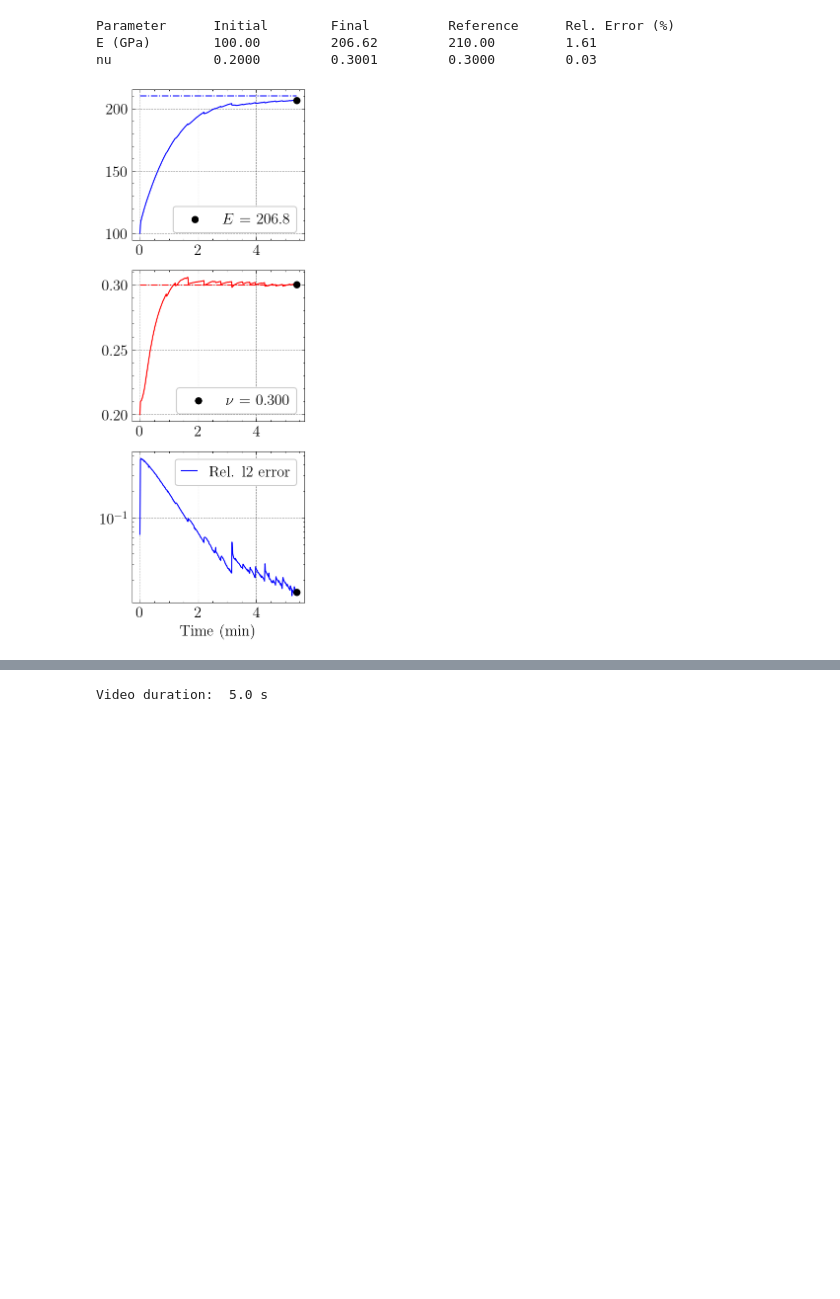
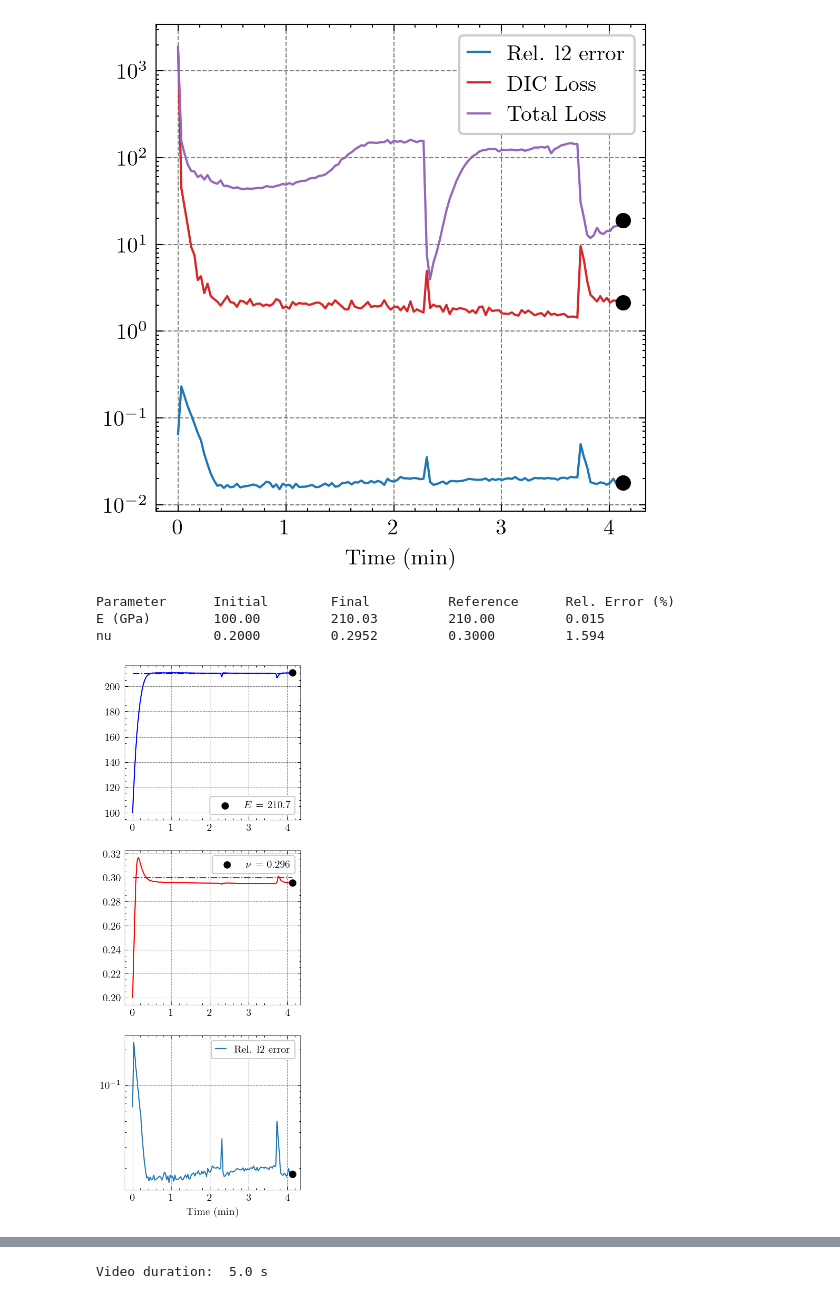
Before and after one commit to bonneted/PINN-MT2.0, a Jupyter notebook: 1_side_loaded_plate/2_noise_study/plot_one_run.ipynb, the cells around one changed output, grey strips where cells are left out. Saved outputs shown, nothing was run; the diff lists cells and outputs as text; code cells hidden in the pictures; blank space fills up the shorter version.

```diff
--- a/1_side_loaded_plate/2_noise_study/plot_one_run.ipynb
+++ b/1_side_loaded_plate/2_noise_study/plot_one_run.ipynb
@@ -85,42 +91,45 @@ else:
 # %%
 # Plot Metrics and Parameter Evolution
 
 iteration = len(steps) - 1
+metrics_idx = [0,3,4]
 # --- Plot Metrics ---
-# fig, ax_metric = plt.subplots(1, 1, figsize=(3, 3), dpi=100)
-# lines, scatters = init_metrics(ax_metric, steps, metrics, metrics_names, step_type=step_type, time_unit=time_unit, metrics_idx=[0])
-# update_metrics(iter, lines, scatters, steps, metrics, metrics_idx=[0])
-# plt.show()
+fig, ax_metric = plt.subplots(1, 1, figsize=(4, 4), dpi=300)
+lines, scatters = init_metrics(ax_metric, steps, metrics, metrics_names, step_type=step_type, time_unit=time_unit, metrics_idx=metrics_idx)
+update_metrics(iteration, lines, scatters, steps, metrics, metrics_idx=metrics_idx)
+plt.show()
 
 # --- Plot Parameter Evolution ---
 # fig, axs_vars = plt.subplots(2, 1, figsize=(3, 6), dpi=100)
 # line_E, line_nu, scatter_E, scatter_nu, axs_vars = init_variables(
 #     axs_vars, steps, E_actual, nu_actual, E_history, nu_history, E_name, nu_name)
-# update_variables(iter, line_E, line_nu, scatter_E, scatter_nu,
+# update_variables(iteration, line_E, line_nu, scatter_E, scatter_nu,
 #                  axs_vars, steps, E_history, nu_history, E_actual, nu_actual, E_name, nu_name)
 # plt.show()
 
 # --- Print Final Parameter Values ---
-E_final = np.mean(E_history[-10:])
-nu_final = np.mean(nu_history[-10:])
+min_loss_indices = np.argsort(Total_loss)[:5]
+E_final = np.mean(E_history[min_loss_indices])
+nu_final = np.mean(nu_history[min_loss_indices])
 print(f"{'Parameter':<15}{'Initial':<15}{'Final':<15}{'Reference':<15}{'Rel. Error (%)':<15}")
-print(f"{'E (GPa)':<15}{E_init:<15.2f}{E_final:<15.2f}{E_actual:<15.2f}{(abs(E_final - E_actual) / E_actual * 100):<15.2f}")
-print(f"{'nu':<15}{nu_init:<15.4f}{nu_final:<15.4f}{nu_actual:<15.4f}{(abs(nu_final - nu_actual) / nu_actual * 100):<15.2f}")
+print(f"{'E (GPa)':<15}{E_init:<15.2f}{E_final:<15.2f}{E_actual:<15.2f}{(abs(E_final - E_actual) / E_actual * 100):<15.3f}")
+print(f"{'nu':<15}{nu_init:<15.4f}{nu_final:<15.4f}{nu_actual:<15.4f}{(abs(nu_final - nu_actual) / nu_actual * 100):<15.3f}")
 
 # --- Combined Plot ---
 fig, axs_combined = plt.subplots(3, 1, figsize=(3, 9), dpi=150)
 lines, scatters = init_metrics(axs_combined[-1], steps, metrics, metrics_names, step_type=step_type, time_unit=time_unit, metrics_idx=[0])
 update_metrics(iteration, lines, scatters, steps, metrics, metrics_idx=[0])
 line_E, line_nu, scatter_E, scatter_nu, axs_vars = init_variables(
     axs_combined[:2], steps, E_actual, nu_actual, E_history, nu_history, E_name, nu_name)
 update_variables(iteration, line_E, line_nu, scatter_E, scatter_nu,
                  axs_vars, steps, E_history, nu_history, E_actual, nu_actual, E_name, nu_name)
 plt.show()
 # %% [output]
+[figure, new version]
 Parameter      Initial        Final          Reference      Rel. Error (%)
-E (GPa)        100.00         206.62         210.00         1.61
-nu             0.2000         0.3001         0.3000         0.03
+E (GPa)        100.00         210.03         210.00         0.015
+nu             0.2000         0.2952         0.3000         1.594
-[figure, old version]
+[figure, added]
 # %%
 # Load Field Data
 field_names = run_config["network"]["logged_fields"]
```
Also changed, not shown: parts of 3 cells of this notebook.
